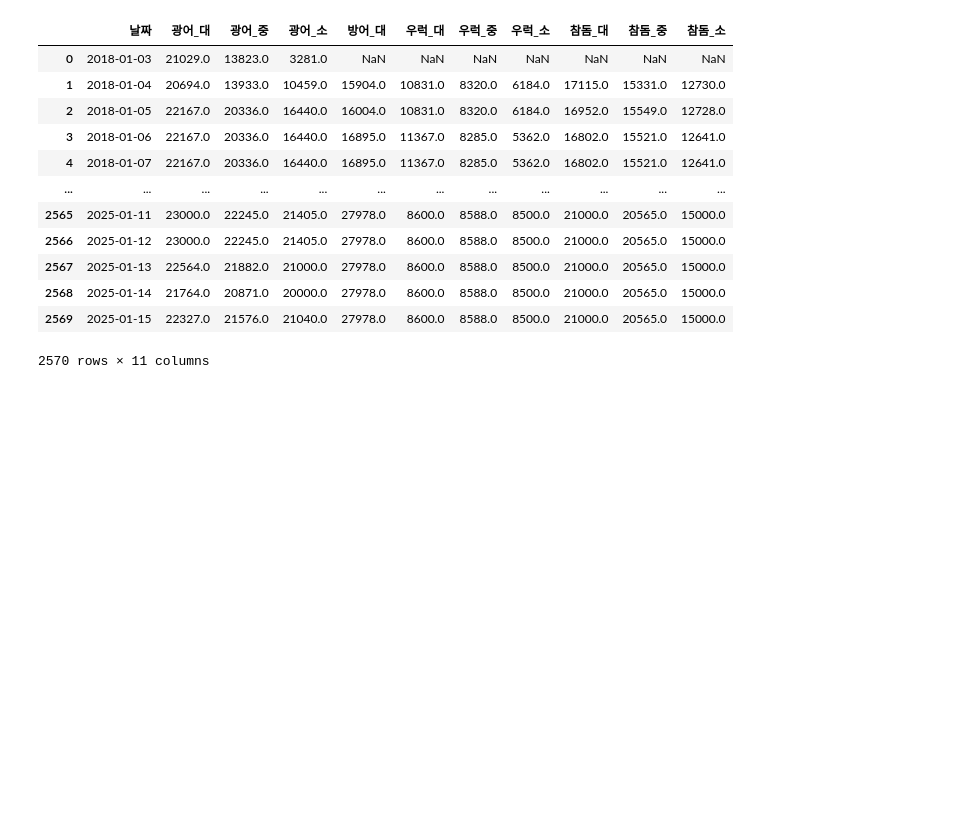
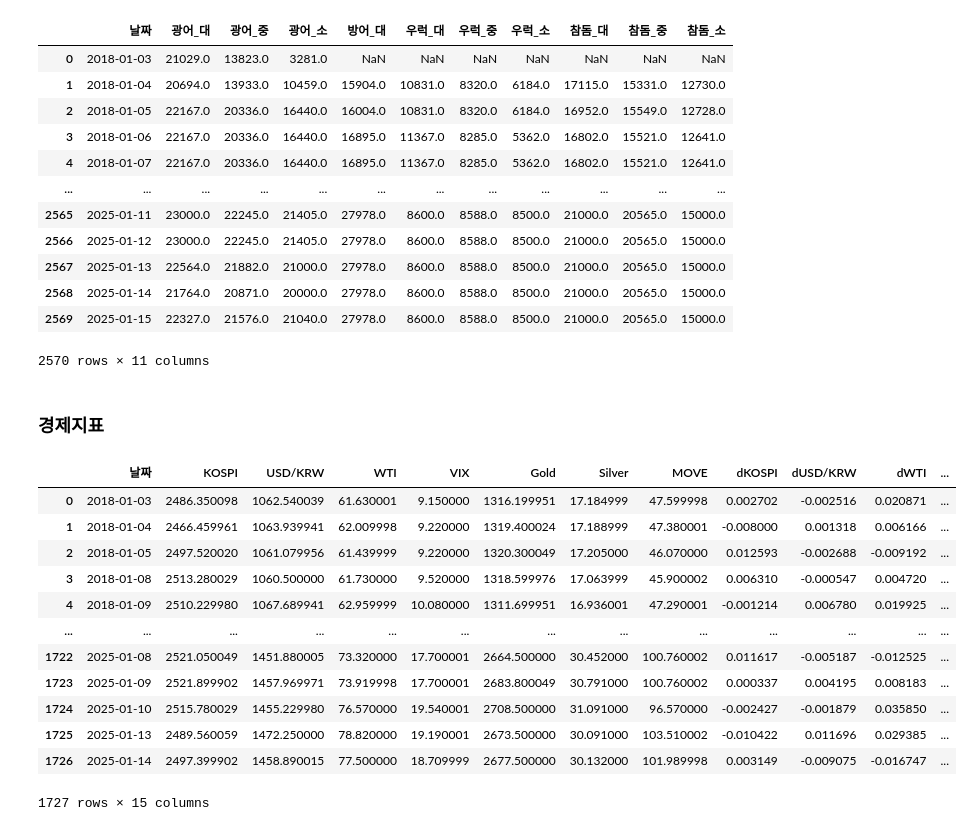
Before and after one commit to vhf1030/Pisces, a Jupyter notebook: data/data_prep.ipynb, the cells around one changed output. Cells and saved outputs as stored; diff of their text form; code cells hidden in the pictures; blank space fills up the shorter version.

Commit message:
Test mini data

```diff
--- a/data/data_prep.ipynb
+++ b/data/data_prep.ipynb
@@ -262,0 +263,20 @@ df_filled.to_csv(data_dir + file_path, index=False)
+# %% [markdown]
+### 경제지표
+# %%
+file_path = "processed/d경제지표(KOSPI, 원달러, WTI, VIX, 금, 은, MOVE).csv"
+df = pd.read_csv(data_dir + file_path)
+df
+# %% [output]
+|  | 날짜 | KOSPI | USD/KRW | WTI | VIX | Gold | Silver | MOVE | dKOSPI | dUSD/KRW | dWTI | ... |
+| 0 | 2018-01-03 | 2486.350098 | 1062.540039 | 61.630001 | 9.150000 | 1316.199951 | 17.184999 | 47.599998 | 0.002702 | -0.002516 | 0.020871 | ... |
+| 1 | 2018-01-04 | 2466.459961 | 1063.939941 | 62.009998 | 9.220000 | 1319.400024 | 17.188999 | 47.380001 | -0.008000 | 0.001318 | 0.006166 | ... |
+| 2 | 2018-01-05 | 2497.520020 | 1061.079956 | 61.439999 | 9.220000 | 1320.300049 | 17.205000 | 46.070000 | 0.012593 | -0.002688 | -0.009192 | ... |
+| 3 | 2018-01-08 | 2513.280029 | 1060.500000 | 61.730000 | 9.520000 | 1318.599976 | 17.063999 | 45.900002 | 0.006310 | -0.000547 | 0.004720 | ... |
+| 4 | 2018-01-09 | 2510.229980 | 1067.689941 | 62.959999 | 10.080000 | 1311.699951 | 16.936001 | 47.290001 | -0.001214 | 0.006780 | 0.019925 | ... |
+| ... | ... | ... | ... | ... | ... | ... | ... | ... | ... | ... | ... | ... |
+| 1722 | 2025-01-08 | 2521.050049 | 1451.880005 | 73.320000 | 17.700001 | 2664.500000 | 30.452000 | 100.760002 | 0.011617 | -0.005187 | -0.012525 | ... |
+| 1723 | 2025-01-09 | 2521.899902 | 1457.969971 | 73.919998 | 17.700001 | 2683.800049 | 30.791000 | 100.760002 | 0.000337 | 0.004195 | 0.008183 | ... |
+| 1724 | 2025-01-10 | 2515.780029 | 1455.229980 | 76.570000 | 19.540001 | 2708.500000 | 31.091000 | 96.570000 | -0.002427 | -0.001879 | 0.035850 | ... |
+| 1725 | 2025-01-13 | 2489.560059 | 1472.250000 | 78.820000 | 19.190001 | 2673.500000 | 30.091000 | 103.510002 | -0.010422 | 0.011696 | 0.029385 | ... |
+| 1726 | 2025-01-14 | 2497.399902 | 1458.890015 | 77.500000 | 18.709999 | 2677.500000 | 30.132000 | 101.989998 | 0.003149 | -0.009075 | -0.016747 | ... |
+1727 rows × 15 columns
```
Also changed, not shown: parts of 6 cells of this notebook, 8 other files.
